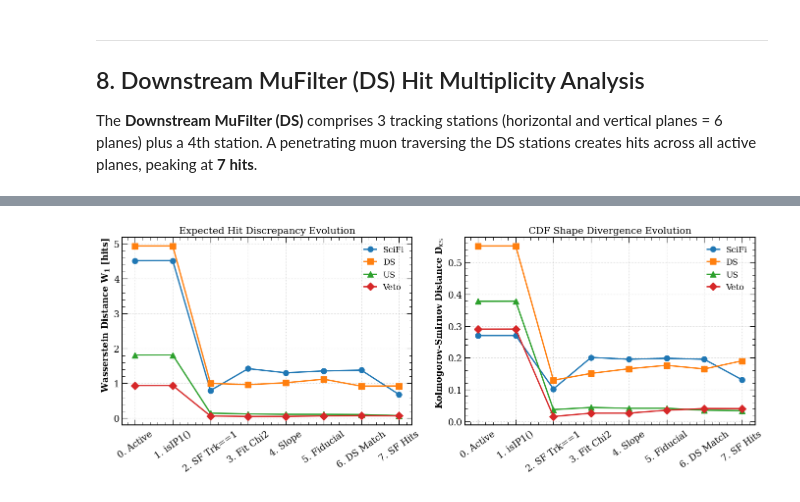
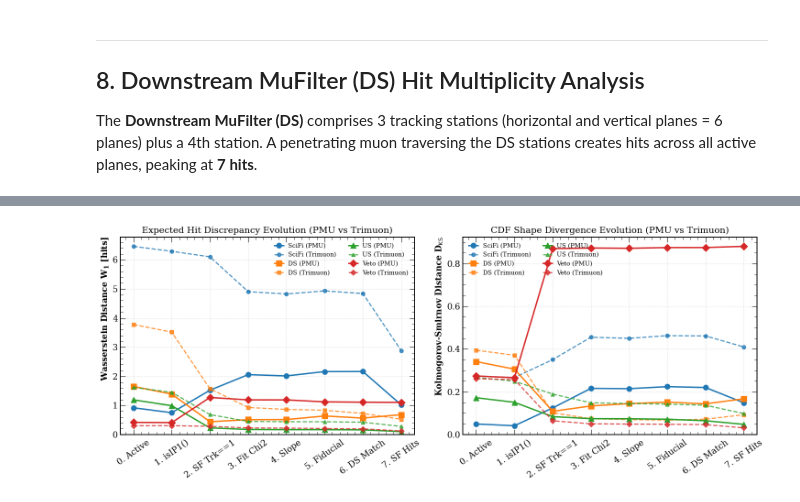
Before and after one commit to idionisov/sndTridentCrossCheck, a Jupyter notebook: notebooks/single_muon.ipynb, the cells around one changed output, grey strips where cells are left out. Drawn from its saved outputs; the diff is of its cells as text; code cells hidden in the pictures.

Commit message:
Extraction of calibration (single-muon) histograms

```diff
--- a/notebooks/single_muon.ipynb
+++ b/notebooks/single_muon.ipynb
@@ -107,7 +111,7 @@ The 1-Wasserstein distance computes the area between the two cumulative distribu
 $$W_1(F_{\text{Data}}, F_{\text{MC}}) = \int_{-\infty}^{\infty} |F_{\text{Data}}(x) - F_{\text{MC}}(x)|\, dx = \sum_{k} |F_{\text{Data}}(k) - F_{\text{MC}}(k)|\, \Delta x$$
 **Physical Interpretation**: Unlike $p$-values (which shrink to zero at arbitrarily large $N$ even for negligible discrepancies), $W_1$ has the exact physical unit of the observable (**number of hits**). It measures directly: *"On average, by how many hits do data and simulation disagree?"* A value $W_1 < 1.0$ hit indicates sub-hit emulation precision.
 # %%
-def compute_similarity_metrics(h_data, h_mc, name="Detector", xlabel="Hits", x_min=None, x_max=None, xlim=None, ylim_log=(0.1, 4e4)):
+def compute_similarity_metrics(h_data, h_mc, name="Detector", mc_label="PMU MC", mc_color="#1f77b4", xlabel="Hits", x_min=None, x_max=None, xlim=None, ylim=None):
     """
     Computes comprehensive statistical similarity metrics between Data and MC TH1 histograms.
     """
@@ -173,11 +177,19 @@ def compute_similarity_metrics(h_data, h_mc, name="Detector", xlabel="Hits", x_m
     peak_d = float(x_sub[np.argmax(yd_sub)]) if sum_d > 0 else 0.0
     peak_m = float(x_sub[np.argmax(ym_sub)]) if sum_m > 0 else 0.0
 
+    ymax_val = max(float(np.max(yd_sub)), float(np.max(ym_scaled))) if len(yd_sub) > 0 else 1.0
+    if not np.isfinite(ymax_val) or ymax_val <= 0:
+        ymax_val = 1.0
+    auto_ylim = (0.0, float(ymax_val * 1.05))
+
     return {
         "name": name,
+        "mc_label": mc_label,
+        "mc_color": mc_color,
         "xlabel": xlabel,
         "xlim": xlim if xlim is not None else (float(np.min(x_sub)) - 0.5, float(np.max(x_sub)) + 0.5),
-        "ylim_log": ylim_log,
+        "ymax": float(ymax_val),
+        "ylim": ylim if ylim is not None else auto_ylim,
         "n_events_data": int(sum_d),
         "yield_mc": float(sum_m),
         "area_ratio": float(area_ratio),
@@ -532,65 +758,94 @@ stages = [
     ("7. SF Hits", 7)
 ]
 
-w1_evolution = {"SciFi": [], "DS": [], "US": [], "Veto": []}
-ks_evolution = {"SciFi": [], "DS": [], "US": [], "Veto": []}
+w1_pmu = {"SciFi": [], "DS": [], "US": [], "Veto": []}
+ks_pmu = {"SciFi": [], "DS": [], "US": [], "Veto": []}
+w1_tri = {"SciFi": [], "DS": [], "US": [], "Veto": []}
+ks_tri = {"SciFi": [], "DS": [], "US": [], "Veto": []}
 stage_names = [s[0] for s in stages]
 
 for label, s_idx in stages:
     # SciFi
     hd = tfile.Get(f"HitDistributions/SciFi_Hits/h_sf_hits_data_stage{s_idx}")
     hm = tfile.Get(f"HitDistributions/SciFi_Hits/h_sf_hits_mc_tot_stage{s_idx}")
-    m = compute_similarity_metrics(hd, hm, x_max=50)
-    w1_evolution["SciFi"].append(m["w1_hits"])
-    ks_evolution["SciFi"].append(m["d_ks"])
+    ht = tfile.Get(f"HitDistributions/SciFi_Hits/h_sf_hits_tri_tot_stage{s_idx}")
+    mp = compute_similarity_metrics(hd, hm, x_max=50)
+    mt = compute_similarity_metrics(hd, ht, x_max=50)
+    w1_pmu["SciFi"].append(mp["w1_hits"])
+    ks_pmu["SciFi"].append(mp["d_ks"])
+    w1_tri["SciFi"].append(mt["w1_hits"])
+    ks_tri["SciFi"].append(mt["d_ks"])
 
     # DS
     hd = tfile.Get(f"HitDistributions/DS_Hits/h_ds_hits_data_stage{s_idx}")
     hm = tfile.Get(f"HitDistributions/DS_Hits/h_ds_hits_mc_tot_stage{s_idx}")
-    m = compute_similarity_metrics(hd, hm, x_max=30)
-    w1_evolution["DS"].append(m["w1_hits"])
-    ks_evolution["DS"].append(m["d_ks"])
+    ht = tfile.Get(f"HitDistributions/DS_Hits/h_ds_hits_tri_tot_stage{s_idx}")
+    mp = compute_similarity_metrics(hd, hm, x_max=30)
+    mt = compute_similarity_metrics(hd, ht, x_max=30)
+    w1_pmu["DS"].append(mp["w1_hits"])
+    ks_pmu["DS"].append(mp["d_ks"])
+    w1_tri["DS"].append(mt["w1_hits"])
+    ks_tri["DS"].append(mt["d_ks"])
 
     # US
     hd = tfile.Get(f"HitDistributions/US_Hits/h_us_hits_data_stage{s_idx}")
     hm = tfile.Get(f"HitDistributions/US_Hits/h_us_hits_mc_tot_stage{s_idx}")
-    m = compute_similarity_metrics(hd, hm, x_max=20)
-    w1_evolution["US"].append(m["w1_hits"])
-    ks_evolution["US"].append(m["d_ks"])
+    ht = tfile.Get(f"HitDistributions/US_Hits/h_us_hits_tri_tot_stage{s_idx}")
+    mp = compute_similarity_metrics(hd, hm, x_max=20)
+    mt = compute_similarity_metrics(hd, ht, x_max=20)
+    w1_pmu["US"].append(mp["w1_hits"])
+    ks_pmu["US"].append(mp["d_ks"])
+    w1_tri["US"].append(mt["w1_hits"])
+    ks_tri["US"].append(mt["d_ks"])
 
     # Veto
     hd = tfile.Get(f"HitDistributions/Veto_Hits/h_veto_hits_data_stage{s_idx}")
     hm = tfile.Get(f"HitDistributions/Veto_Hits/h_veto_hits_mc_tot_stage{s_idx}")
-    m = compute_similarity_metrics(hd, hm, x_max=15)
-    w1_evolution["Veto"].append(m["w1_hits"])
-    ks_evolution["Veto"].append(m["d_ks"])
+    ht = tfile.Get(f"HitDistributions/Veto_Hits/h_veto_hits_tri_tot_stage{s_idx}")
+    mp = compute_similarity_metrics(hd, hm, x_max=15)
+    mt = compute_similarity_metrics(hd, ht, x_max=15)
+    w1_pmu["Veto"].append(mp["w1_hits"])
+    ks_pmu["Veto"].append(mp["d_ks"])
+    w1_tri["Veto"].append(mt["w1_hits"])
+    ks_tri["Veto"].append(mt["d_ks"])
 
-fig, (ax1, ax2) = plt.subplots(1, 2, figsize=(14, 5.5))
+fig, (ax1, ax2) = plt.subplots(1, 2, figsize=(15, 6))
 
 markers = {"SciFi": "o", "DS": "s", "US": "^", "Veto": "D"}
 colors = {"SciFi": "#1f77b4", "DS": "#ff7f0e", "US": "#2ca02c", "Veto": "#d62728"}
 
 for det in ["SciFi", "DS", "US", "Veto"]:
-    ax1.plot(stage_names, w1_evolution[det], marker=markers[det], color=colors[det],
-             lw=2, markersize=8, label=f"{det}")
-    ax2.plot(stage_names, ks_evolution[det], marker=markers[det], color=colors[det],
-             lw=2, markersize=8, label=f"{det}")
+    ax1.plot(stage_names, w1_pmu[det], marker=markers[det], color=colors[det],
+             lw=2.2, markersize=8, label=f"{det} (PMU)")
+    ax1.plot(stage_names, w1_tri[det], marker=markers[det], color=colors[det],
+             lw=1.8, ls="--", markersize=6, alpha=0.8, label=f"{det} (Trimuon)")
+
+    ax2.plot(stage_names, ks_pmu[det], marker=markers[det], color=colors[det],
+             lw=2.2, markersize=8, label=f"{det} (PMU)")
+    ax2.plot(stage_names, ks_tri[det], marker=markers[det], color=colors[det],
+             lw=1.8, ls="--", markersize=6, alpha=0.8, label=f"{det} (Trimuon)")
 
 ax1.set_ylabel("Wasserstein Distance $W_1$ [hits]", fontsize=13)
-ax1.set_title("Expected Hit Discrepancy Evolution", fontsize=14)
+ax1.set_title("Expected Hit Discrepancy Evolution (PMU vs Trimuon)", fontsize=14)
+max_w1 = max(max(w1_pmu[d]) for d in w1_pmu)
+max_w1 = max(max_w1, max(max(w1_tri[d]) for d in w1_tri))
+ax1.set_ylim(0, max_w1 * 1.05)
 ax1.grid(True, ls=":", alpha=0.6)
 ax1.tick_params(axis='x', rotation=35)
-ax1.legend(fontsize=12)
+ax1.legend(fontsize=9.5, ncol=2)
 
 ax2.set_ylabel("Kolmogorov-Smirnov Distance $D_{\\mathrm{{KS}}}$", fontsize=13)
-ax2.set_title("CDF Shape Divergence Evolution", fontsize=14)
+ax2.set_title("CDF Shape Divergence Evolution (PMU vs Trimuon)", fontsize=14)
+max_ks = max(max(ks_pmu[d]) for d in ks_pmu)
+max_ks = max(max_ks, max(max(ks_tri[d]) for d in ks_tri))
+ax2.set_ylim(0, max_ks * 1.05)
 ax2.grid(True, ls=":", alpha=0.6)
 ax2.tick_params(axis='x', rotation=35)
-ax2.legend(fontsize=12)
+ax2.legend(fontsize=9.5, ncol=2)
 
 plt.tight_layout()
 evo_out = "../plots/single_muon_evolution_metrics.png" if Path("../plots").exists() else "plots/single_muon_evolution_metrics.png"
 plt.savefig(evo_out, dpi=300, bbox_inches="tight")
 plt.show()
 # %% [output]
-[figure, old version]
+[figure, new version]
```
Also changed, not shown: parts of 19 cells of this notebook, 3 other files.
